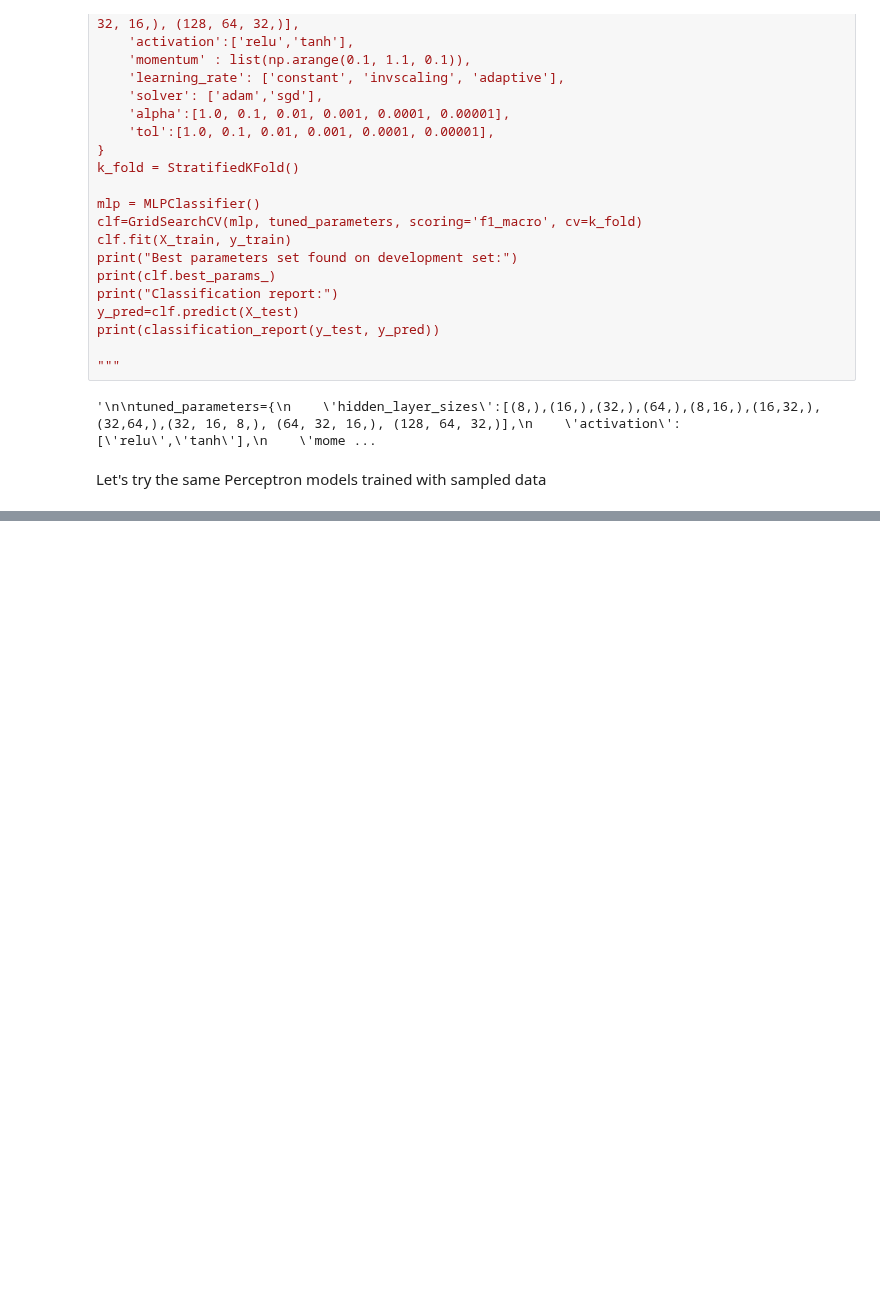
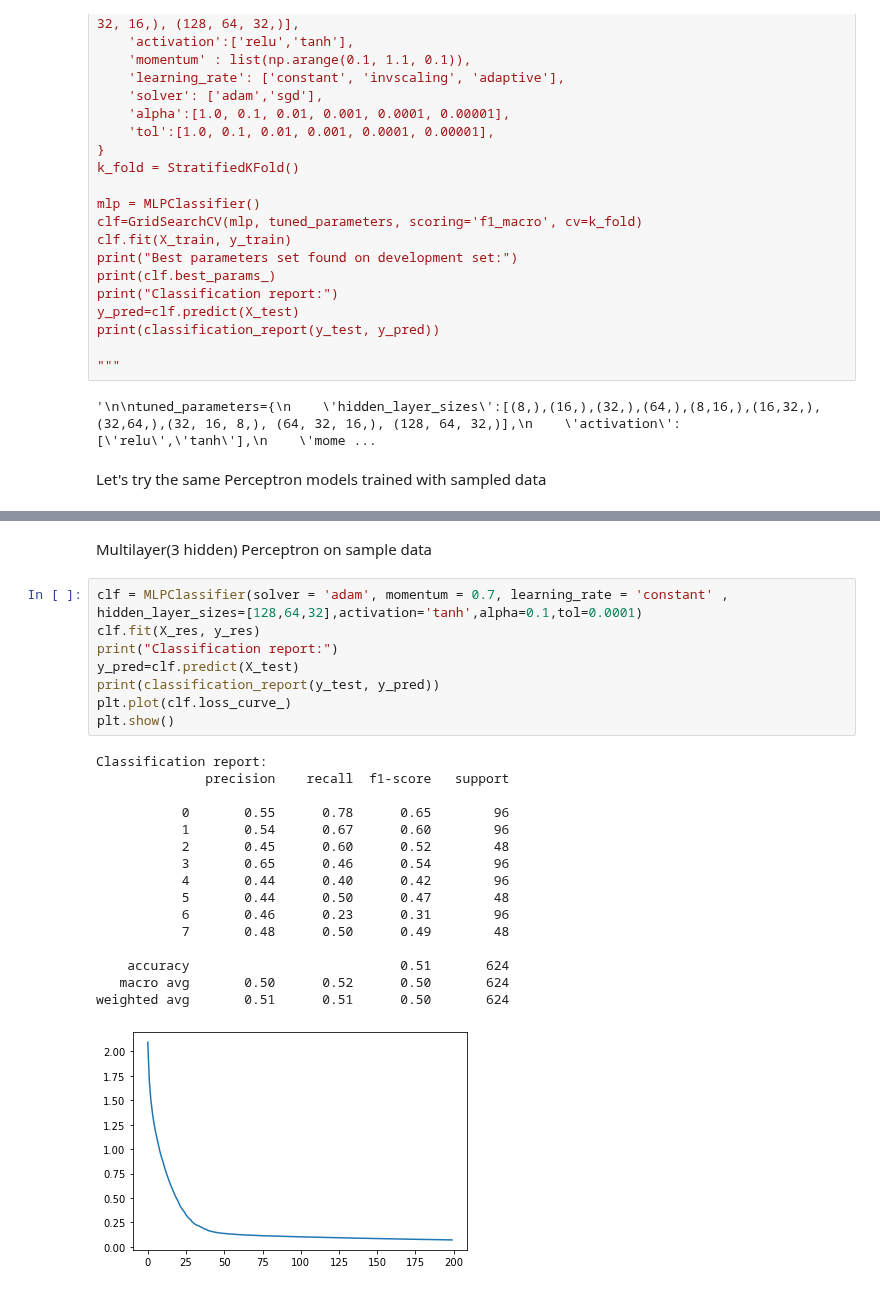
Before and after one commit to Diabelny/Data-Mining-2, a Jupyter notebook: Task2_Advanced_classification/NN.ipynb, the cells around one changed output, grey strips where cells are left out. Cells and saved outputs as stored; diff of their text form; blank space fills up the shorter version.

```diff
--- a/Task2_Advanced_classification/NN.ipynb
+++ b/Task2_Advanced_classification/NN.ipynb
@@ -366,0 +453,27 @@ Let's try the same Perceptron models trained with sampled data
+# %% [markdown]
+Multilayer(3 hidden) Perceptron on sample data
+# %%
+clf = MLPClassifier(solver = 'adam', momentum = 0.7, learning_rate = 'constant' , hidden_layer_sizes=[128,64,32],activation='tanh',alpha=0.1,tol=0.0001)
+clf.fit(X_res, y_res)
+print("Classification report:")
+y_pred=clf.predict(X_test)
+print(classification_report(y_test, y_pred))
+plt.plot(clf.loss_curve_)
+plt.show()
+# %% [output]
+Classification report:
+              precision    recall  f1-score   support
+
+           0       0.55      0.78      0.65        96
+           1       0.54      0.67      0.60        96
+           2       0.45      0.60      0.52        48
+           3       0.65      0.46      0.54        96
+           4       0.44      0.40      0.42        96
+           5       0.44      0.50      0.47        48
+           6       0.46      0.23      0.31        96
+           7       0.48      0.50      0.49        48
+
+    accuracy                           0.51       624
+   macro avg       0.50      0.52      0.50       624
+weighted avg       0.51      0.51      0.50       624
+[figure, added]
```
Also changed, not shown: parts of 23 cells of this notebook, 17 other files.
